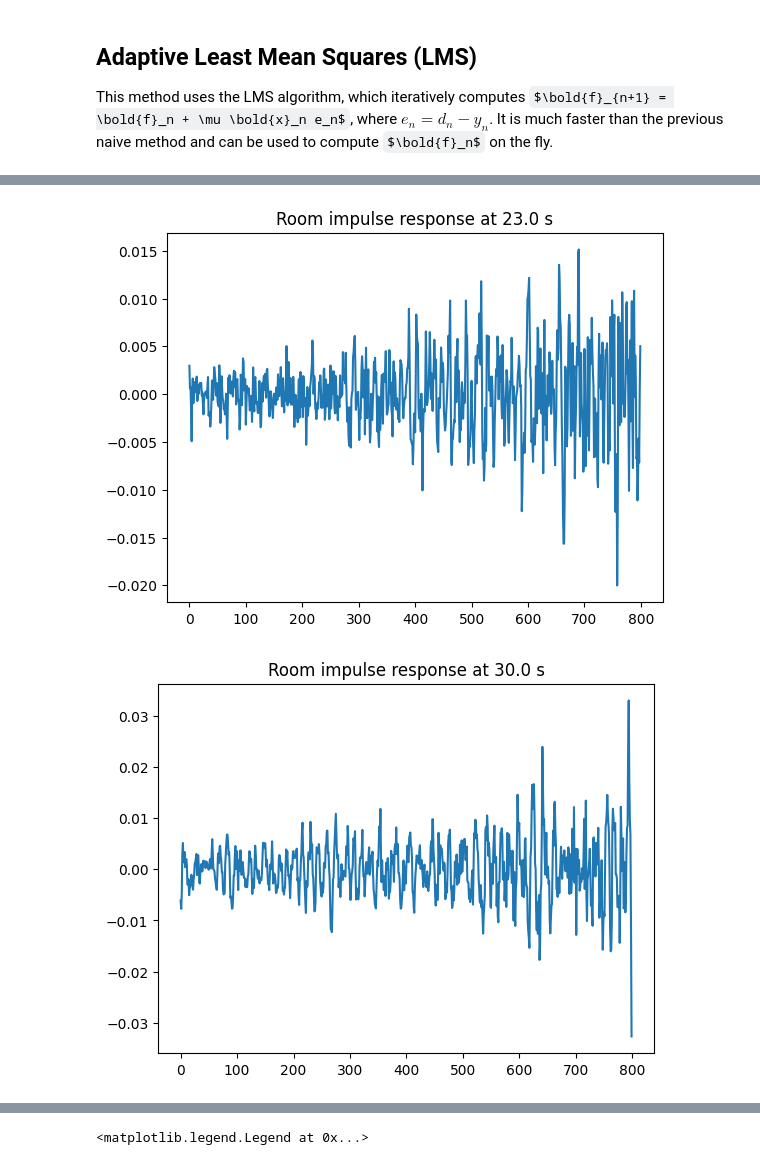
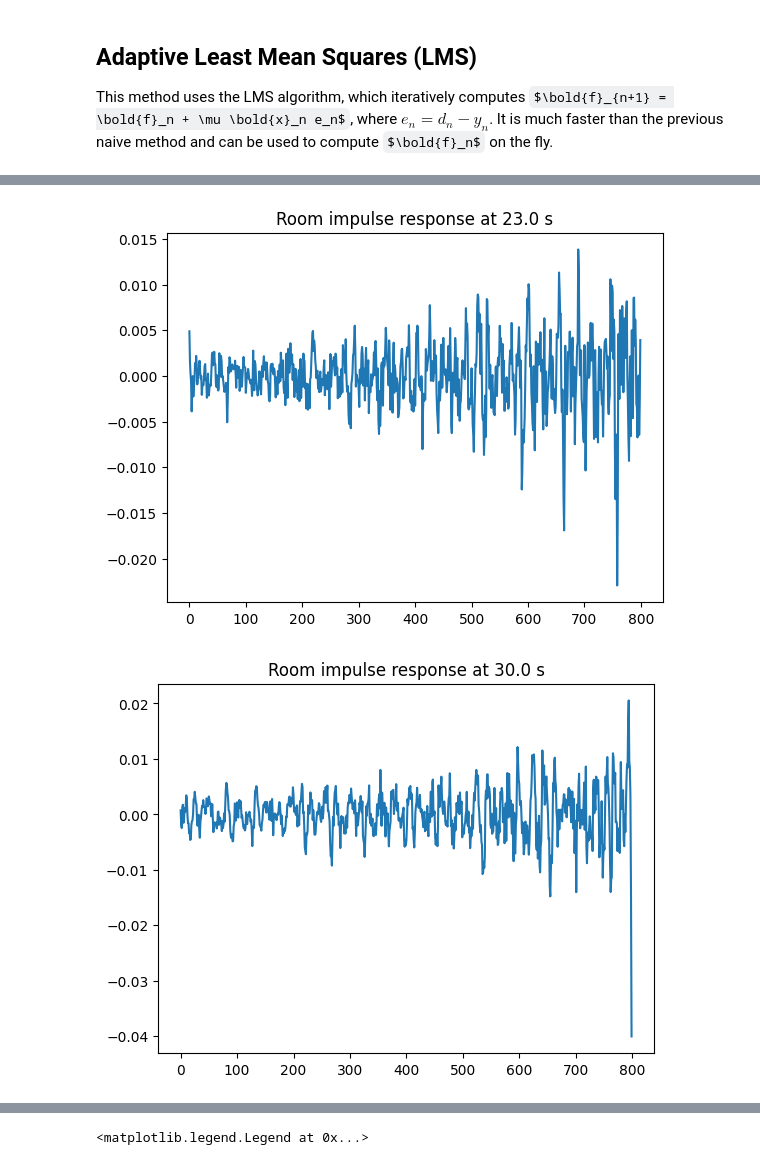
Before and after one commit to Tran-Antoine/ssdp-mp1, a Jupyter notebook: adaptive_experiment.ipynb, the cells around one changed output, grey strips where cells are left out. Drawn from its saved outputs; the diff is of its cells as text; code cells hidden in the pictures; some formulas as TeX source.

```diff
--- a/adaptive_experiment.ipynb
+++ b/adaptive_experiment.ipynb
@@ -104,6 +110,8 @@ mu = 0.03  # choose mu intuitively
 # Apply the iteration (cf other notebooks)
 K = 800  # number of taps
 N_it = 20  # number of iterations
+
+algoType = 'NLMS'  # 'LMS' or 'NLMS' or 'RLS'
 
 def plot_adaptive(i, sig):
     if (i - 2*fs) % (7*fs) == 0 and i > 10*fs:
@@ -111,5 +119,7 @@ def plot_adaptive(i, sig):
         plt.plot(sig[::-1])
         plt.show()
 
-f_ad, e_ad = afilter.adaptive_iterative_lms(x_norm, d_norm, K, N_it, mu, plot_adaptive)
+f_ad, e_ad = afilter.adaptive_iterative_lms(x_norm, d_norm, K, N_it,
+                                            algoType=algoType, mu=mu, lambda_=None, delta=None,
+                                            callback=plot_adaptive)
 # %% [output]
@@ -117,5 +127,5 @@ f_ad, e_ad = afilter.adaptive_iterative_lms(x_norm, d_norm, K, N_it, mu, plot_ad
-[figure, old version]
+[figure, new version]
-[figure, old version]
+[figure, new version]
 # %%
 plt.title('Adaptive, iterative approach')
 plt.plot(d_norm, color='blue', label='d[n]')
```
Also changed, not shown: parts of 7 cells of this notebook, 2 other files.
